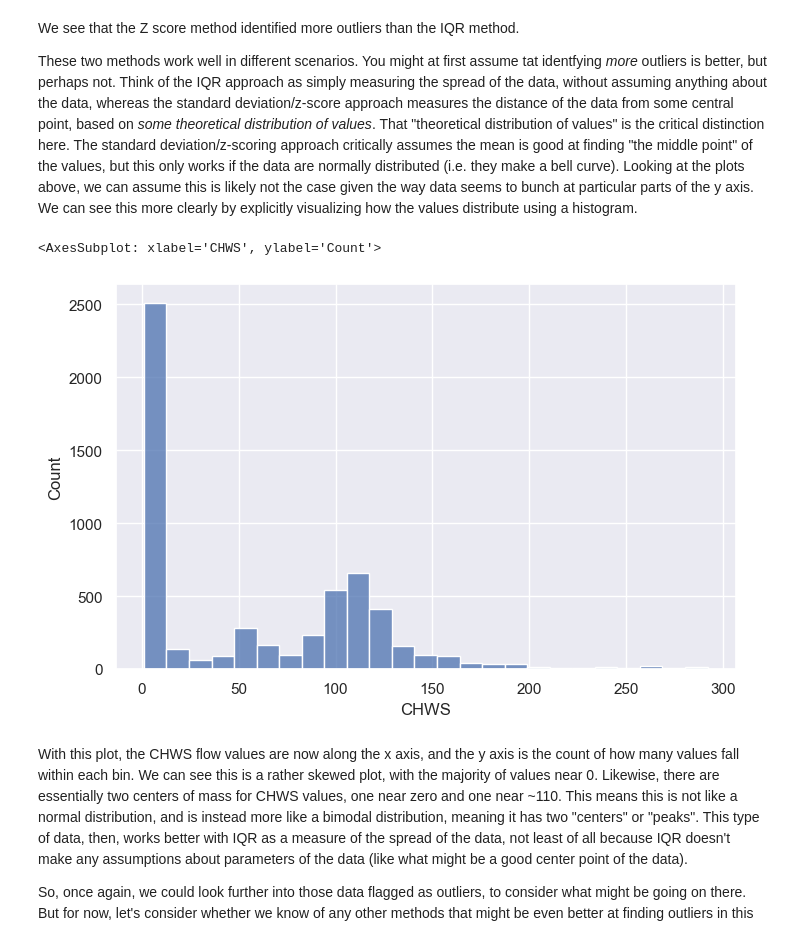
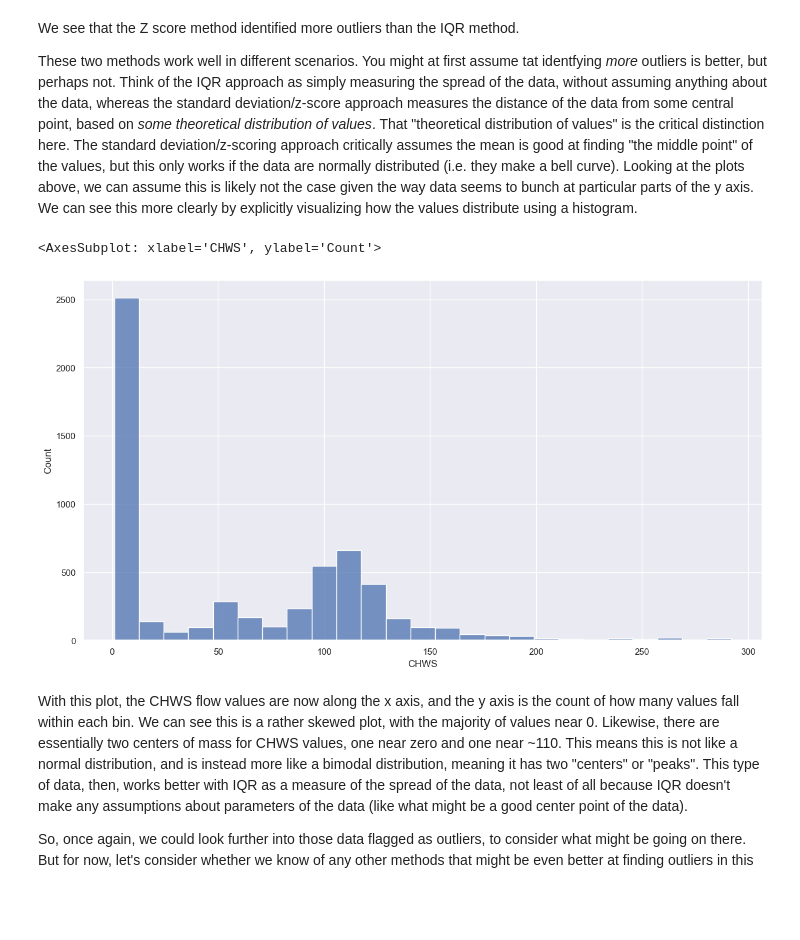
Before and after one commit to onboard-data/notebooks, a Jupyter notebook: 07_outliers_and_anomalies.ipynb, the cells around one changed output. Drawn from its saved outputs; the diff is of its cells as text; code cells hidden in the pictures; blank space fills up the shorter version.

Commit message:
fixed image sizes and added small bits of text

```diff
--- a/07_outliers_and_anomalies.ipynb
+++ b/07_outliers_and_anomalies.ipynb
@@ -191,11 +191,11 @@ We see that the Z score method identified more outliers than the IQR method.
 
 These two methods work well in different scenarios. You might at first assume tat identfying *more* outliers is better, but perhaps not. Think of the IQR approach as simply measuring the spread of the data, without assuming anything about the data, whereas the standard deviation/z-score approach measures the distance of the data from some central point, based on *some theoretical distribution of values*. That "theoretical distribution of values" is the critical distinction here. The standard deviation/z-scoring approach critically assumes the mean is good at finding "the middle point" of the values, but this only works if the data are normally distributed (i.e. they make a bell curve). Looking at the plots above, we can assume this is likely not the case given the way data seems to bunch at particular parts of the y axis. We can see this more clearly by explicitly visualizing how the values distribute using a histogram.
 # %%
-sns.set(rc = {"figure.figsize":(8,5)})
+sns.set(rc = {"figure.figsize":(15,8)})
 sns.histplot(five_min_data.CHWS)
 # %% [output]
 <AxesSubplot: xlabel='CHWS', ylabel='Count'>
-[figure, old version]
+[figure, new version]
 # %% [markdown]
 With this plot, the CHWS flow values are now along the x axis, and the y axis is the count of how many values fall within each bin. We can see this is a rather skewed plot, with the majority of values near 0. Likewise, there are essentially two centers of mass for CHWS values, one near zero and one near ~110. This means this is not like a normal distribution, and is instead more like a bimodal distribution, meaning it has two "centers" or "peaks". This type of data, then, works better with IQR as a measure of the spread of the data, not least of all because IQR doesn't make any assumptions about parameters of the data (like what might be a good center point of the data).
 
```
Also changed, not shown: parts of 1 cell of this notebook.
